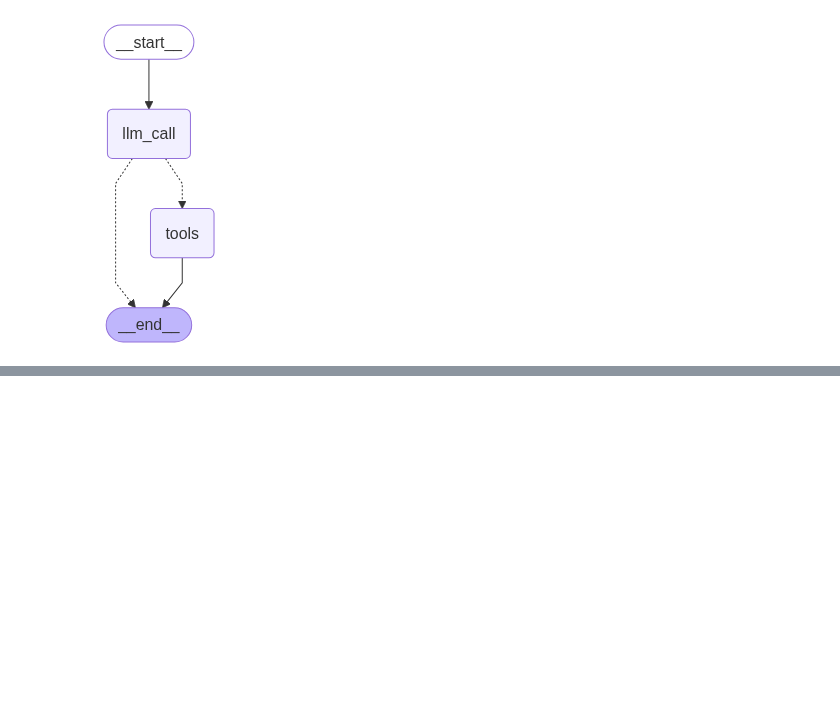
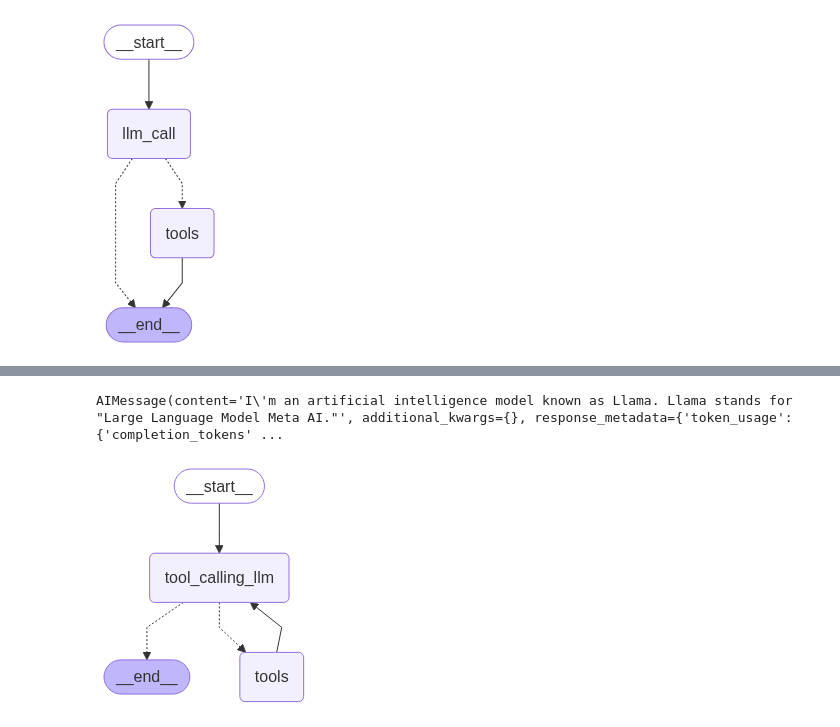
Before and after one commit to dilipMaharjan/langgraph-in-nepali-language, a Jupyter notebook: src/components/langraph_components.ipynb, the cells around one changed output, grey strips where cells are left out. Saved outputs shown, nothing was run; the diff lists cells and outputs as text; code cells hidden in the pictures; blank space fills up the shorter version.

```diff
--- a/src/components/langraph_components.ipynb
+++ b/src/components/langraph_components.ipynb
@@ -180,0 +268,4 @@ If you're looking for information on a specific country or topic, I'd be happy t
+# %%
+messages=graph.invoke({"messages":HumanMessage(content=f"Any research on existinence of Aliens?")})
+for message in messages['messages']:
+    message.pretty_print()
@@ -180,0 +325,37 @@ If you're looking for information on a specific country or topic, I'd be happy t
+# %%
+#tools list
+tools=[arxiv,wiki,multiply,add]
+
+#bind it with llm
+llm_with_tools=llm.bind_tools(tools)
+# llm_with_tools.invoke([HumanMessage(content=f"Any research on existinence of Aliens?") ])
+
+# llm_with_tools.invoke([HumanMessage(content=f"Who is Nelson Mandela?") ])
+# llm_with_tools.invoke([HumanMessage(content=f"Multilply 2 by 3") ])
+# llm_with_tools.invoke([HumanMessage(content=f"Add 2 and 4")])
+llm_with_tools.invoke([HumanMessage(content=f"Who are you?")])
+# %% [output]
+AIMessage(content='I\'m an artificial intelligence model known as Llama. Llama stands for "Large Language Model Meta AI."', additional_kwargs={}, response_metadata={'token_usage': {'completion_tokens' ...
+# %%
+class State(TypedDict):
+    messages: Annotated[list[AnyMessage],add_messages]
+
+def tool_calling_llm(state:State):
+    return {"messages":[llm_with_tools.invoke(state["messages"])]}
+
+# Build graph
+graph = StateGraph(State)
+
+# Add nodes
+graph.add_node("tool_calling_llm",tool_calling_llm)
+graph.add_node("tools",ToolNode(tools))
+
+# Add edges
+graph.add_edge(START,"tool_calling_llm")
+graph.add_conditional_edges("tool_calling_llm",tools_condition)
+graph.add_edge("tools","tool_calling_llm")
+
+graph=graph.compile()
+display(Image(graph.get_graph().draw_mermaid_png()))
+# %% [output]
+[figure, added]
```
Also changed, not shown: parts of 22 cells of this notebook, 1 other file.
